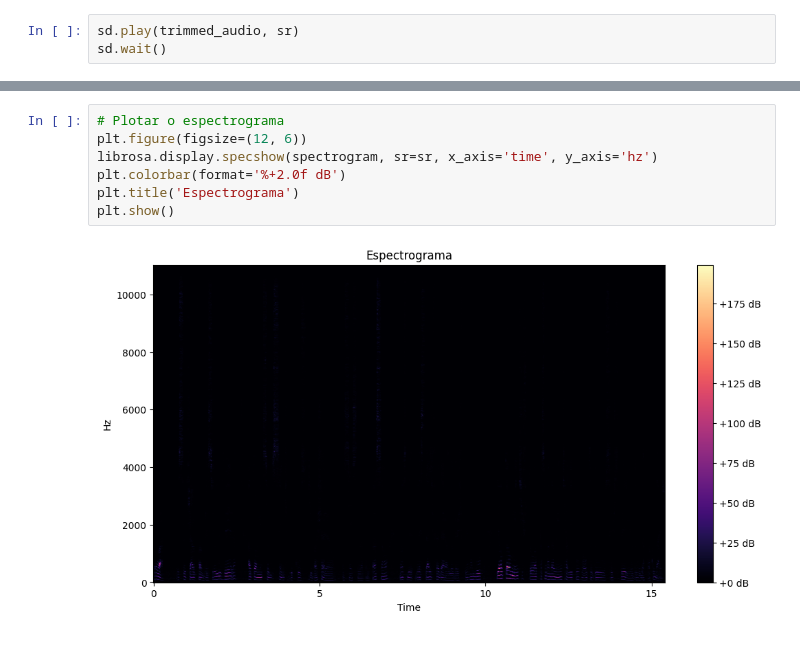
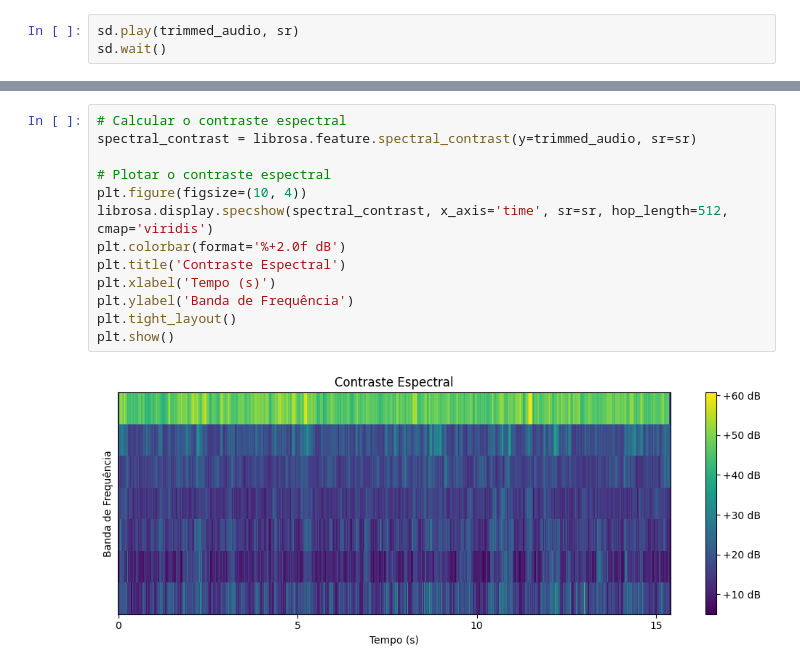
Before and after one commit to ThFabricio/desenvolvimento-e-execucao-de-software, a Jupyter notebook: atividades/execicio-01/exercicio-01.ipynb, the cells around one changed output, grey strips where cells are left out. Cells and saved outputs as stored; diff of their text form.

```diff
--- a/atividades/execicio-01/exercicio-01.ipynb
+++ b/atividades/execicio-01/exercicio-01.ipynb
@@ -206,9 +230,15 @@ Chroma: (12, 664)
 # %%
-# Plotar o espectrograma
-plt.figure(figsize=(12, 6))
-librosa.display.specshow(spectrogram, sr=sr, x_axis='time', y_axis='hz')
+# Calcular o contraste espectral
+spectral_contrast = librosa.feature.spectral_contrast(y=trimmed_audio, sr=sr)
+
+# Plotar o contraste espectral
+plt.figure(figsize=(10, 4))
+librosa.display.specshow(spectral_contrast, x_axis='time', sr=sr, hop_length=512, cmap='viridis')
 plt.colorbar(format='%+2.0f dB')
-plt.title('Espectrograma')
+plt.title('Contraste Espectral')
+plt.xlabel('Tempo (s)')
+plt.ylabel('Banda de Frequência')
+plt.tight_layout()
 plt.show()
 # %% [output]
-[figure, old version]
+[figure, new version]
```
Also changed, not shown: parts of 14 cells of this notebook, 1 other file.
